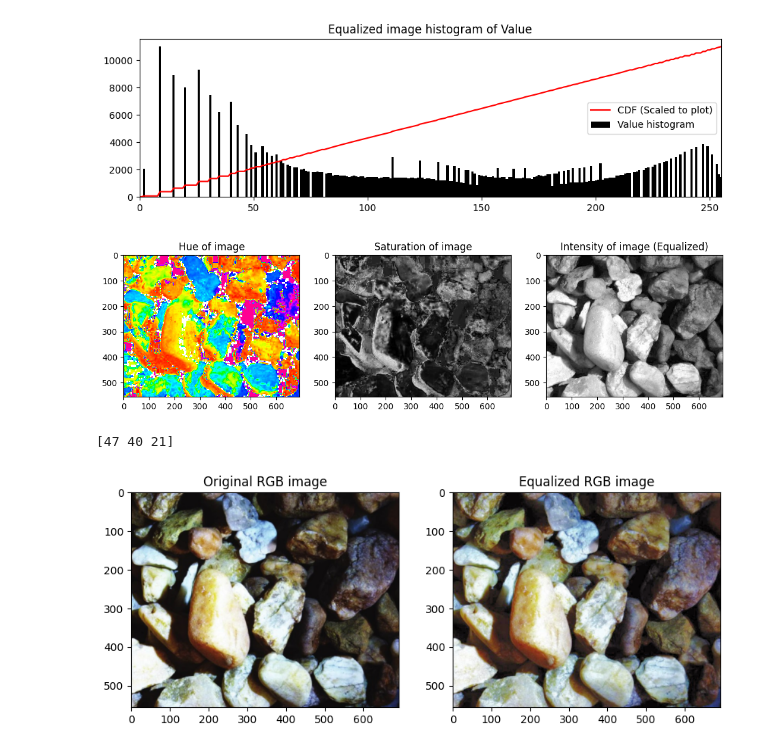
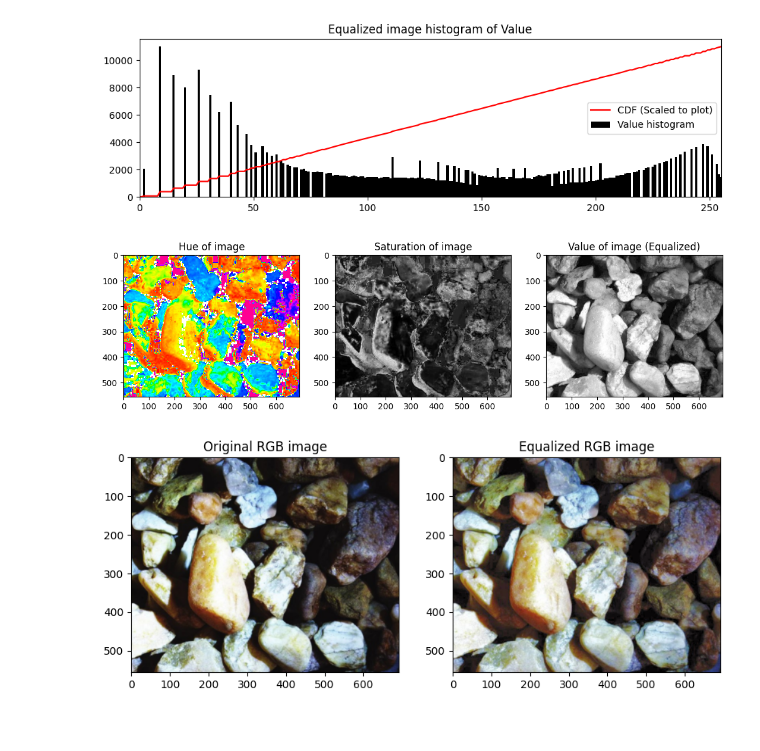
Before and after one commit to chatdanai-s/miscellaneous, a Jupyter notebook: signal processing/signal_processing_HW1.ipynb, the cells around one changed output. Cells and saved outputs as stored; diff of their text form; code cells hidden in the pictures.

```diff
--- a/signal processing/signal_processing_HW1.ipynb
+++ b/signal processing/signal_processing_HW1.ipynb
@@ -156,23 +156,23 @@ plt.show()
 # %%
 # Plot value of equalized image
 IMG_HSV_eq = IMG_HSV.copy()
 IMG_HSV_eq[:,:,2] = V_eq
 
 # PLot
 fig, (ax0, ax1, ax2) = plt.subplots(1, 3, figsize=(13,9))
 
 ax0.imshow(IMG_HSV_eq[:,:,0], vmin=0, vmax=360, cmap='hsv')
 ax0.set_title('Hue of image')
 
 ax1.imshow(IMG_HSV_eq[:,:,1], vmin=0, vmax=255, cmap='grey')
 ax1.set_title('Saturation of image')
 
 ax2.imshow(IMG_HSV_eq[:,:,2], vmin=0, vmax=255, cmap='grey')
-ax2.set_title('Intensity of image (Equalized)')
+ax2.set_title('Value of image (Equalized)')
 
 plt.show()
 # %% [output]
-[figure, old version]
+[figure, new version]
 # %%
 # HSV to RGB (https://scratch.mit.edu/discuss/topic/694772/)
 def HSV2RGB(HSV_IMG):
@@ -217,7 +217,6 @@ def HSV2RGB(HSV_IMG):
 # Convert HSV to RBG
 IMG_RGB_eq = HSV2RGB(IMG_HSV_eq)
 
-print(IMG_RGB_eq[5,5,:])
 # Plot image BEFORE AND AFTER!
 fig, (ax0, ax1) = plt.subplots(1, 2, figsize=(10,6))
 
@@ -229,5 +228,4 @@ ax1.set_title('Equalized RGB image')
 
 plt.show()
 # %% [output]
-[47 40 21]
 [figure]
```
Also changed, not shown: 1 other file.
